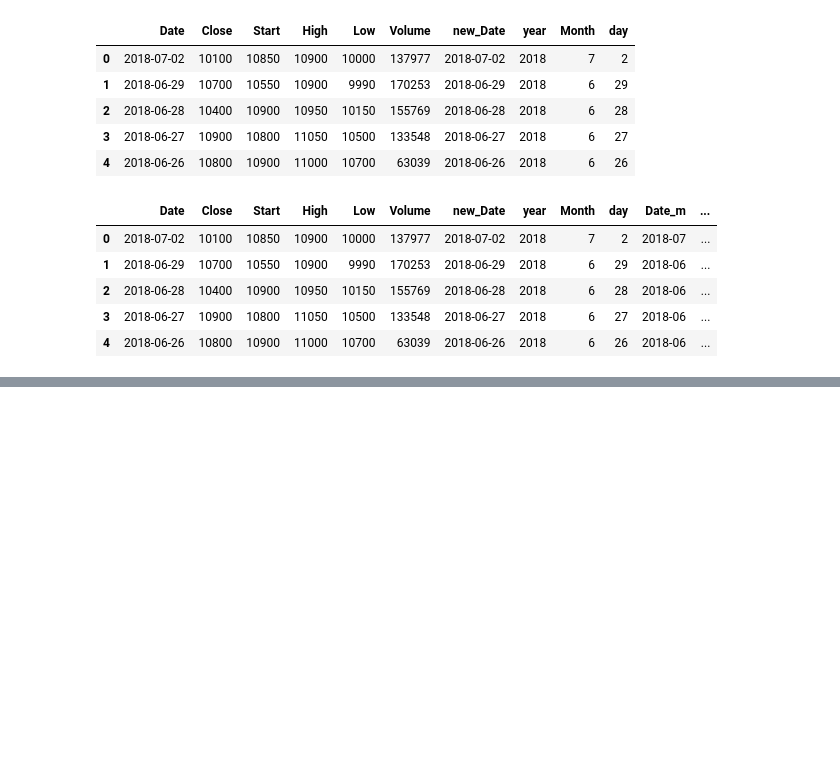
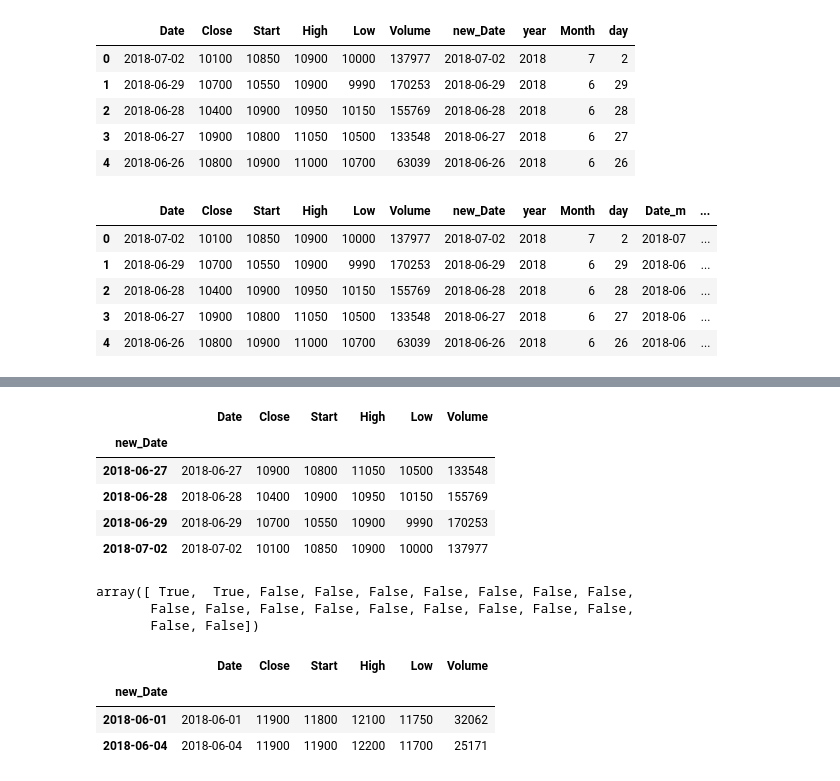
Before and after one commit to SEOWOOSANG/18_data_analytics, a Jupyter notebook: 06_시계열데이터.ipynb, the cells around one changed output, grey strips where cells are left out. Drawn from its saved outputs; the diff is of its cells as text; code cells hidden in the pictures; blank space fills up the shorter version.

```diff
--- a/06_시계열데이터.ipynb
+++ b/06_시계열데이터.ipynb
@@ -208,0 +256,23 @@ df.head()
+# %%
+df.loc["2018-06-27":"2018-07-02"]
+# %% [output]
+|  | Date | Close | Start | High | Low | Volume |
+| new_Date |  |  |  |  |  |  |
+| 2018-06-27 | 2018-06-27 | 10900 | 10800 | 11050 | 10500 | 133548 |
+| 2018-06-28 | 2018-06-28 | 10400 | 10900 | 10950 | 10150 | 155769 |
+| 2018-06-29 | 2018-06-29 | 10700 | 10550 | 10900 | 9990 | 170253 |
+| 2018-07-02 | 2018-07-02 | 10100 | 10850 | 10900 | 10000 | 137977 |
+# %%
+cond = df.index < "2018-06-05"
+cond
+# %% [output]
+array([ True,  True, False, False, False, False, False, False, False,
+       False, False, False, False, False, False, False, False, False,
+       False, False])
+# %%
+df[cond]
+# %% [output]
+|  | Date | Close | Start | High | Low | Volume |
+| new_Date |  |  |  |  |  |  |
+| 2018-06-01 | 2018-06-01 | 11900 | 11800 | 12100 | 11750 | 32062 |
+| 2018-06-04 | 2018-06-04 | 11900 | 11900 | 12200 | 11700 | 25171 |
```
Also changed, not shown: parts of 8 cells of this notebook.
